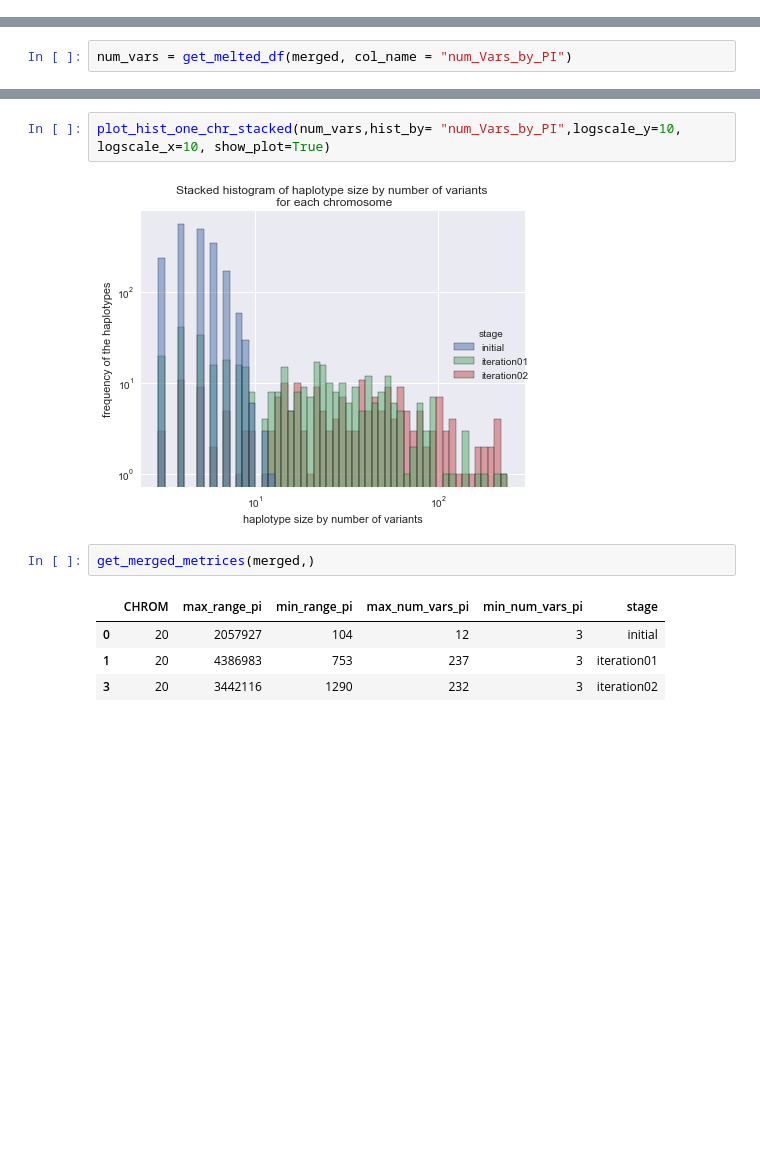
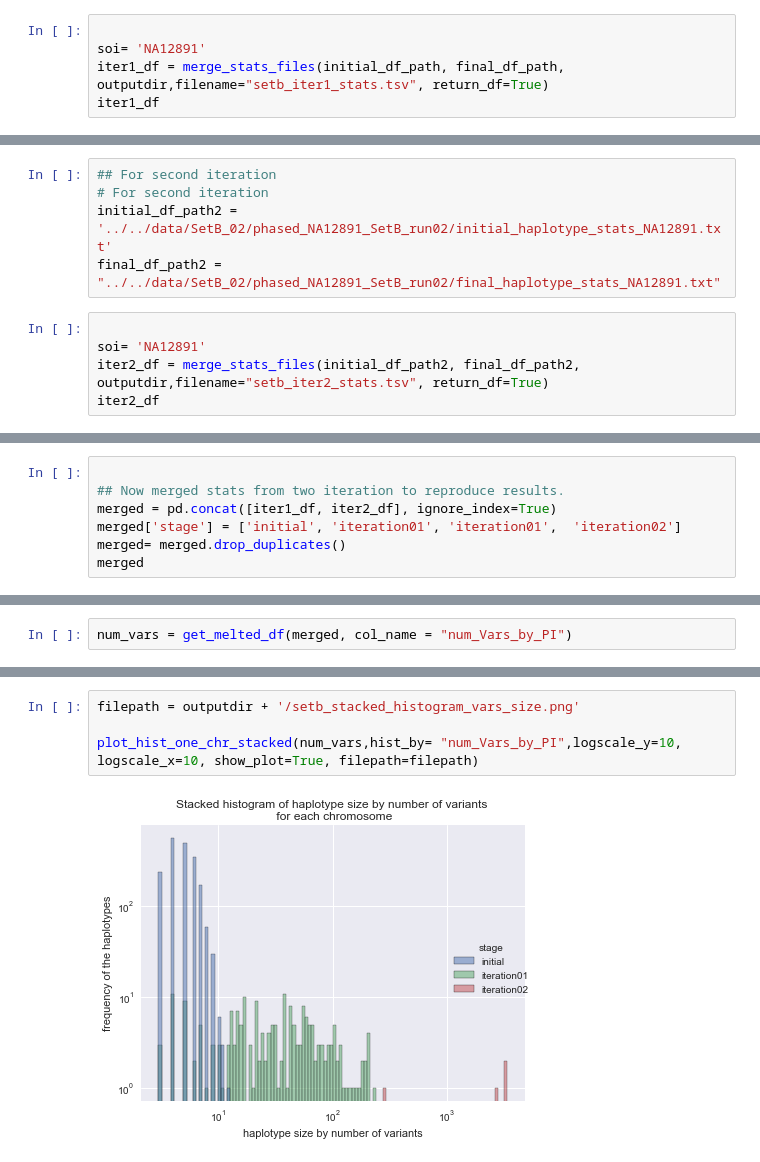
Before and after one commit to everestial/TestSwitchErrors, a Jupyter notebook: Scripts/notebook/Merge haplotypes stats and plot data.ipynb, the cells around one changed output, grey strips where cells are left out. Drawn from its saved outputs; the diff is of its cells as text; blank space fills up the shorter version.

```diff
--- a/Scripts/notebook/Merge haplotypes stats and plot data.ipynb
+++ b/Scripts/notebook/Merge haplotypes stats and plot data.ipynb
@@ -101,0 +104,5 @@ plot_hist_one_chr_stacked(genomic_dist, hist_by="range_of_PI",show_plot=True, lo
+# %%
+
+soi= 'NA12891'
+iter1_df = merge_stats_files(initial_df_path, final_df_path, outputdir,filename="setb_iter1_stats.tsv", return_df=True)
+iter1_df
@@ -101,0 +114,10 @@ plot_hist_one_chr_stacked(genomic_dist, hist_by="range_of_PI",show_plot=True, lo
+# %%
+## For second iteration
+# For second iteration
+initial_df_path2 = '../../data/SetB_02/phased_NA12891_SetB_run02/initial_haplotype_stats_NA12891.txt'
+final_df_path2 = "../../data/SetB_02/phased_NA12891_SetB_run02/final_haplotype_stats_NA12891.txt"
+# %%
+
+soi= 'NA12891'
+iter2_df = merge_stats_files(initial_df_path2, final_df_path2, outputdir,filename="setb_iter2_stats.tsv", return_df=True)
+iter2_df
@@ -101,0 +129,7 @@ plot_hist_one_chr_stacked(genomic_dist, hist_by="range_of_PI",show_plot=True, lo
+# %%
+
+## Now merged stats from two iteration to reproduce results.
+merged = pd.concat([iter1_df, iter2_df], ignore_index=True)
+merged['stage'] = ['initial', 'iteration01', 'iteration01',  'iteration02']
+merged= merged.drop_duplicates()
+merged
@@ -112,11 +163,6 @@ plot_hist_one_chr_stacked(num_vars,hist_by= "num_Vars_by_PI",logscale_y=2, logsc
 # %%
-plot_hist_one_chr_stacked(num_vars,hist_by= "num_Vars_by_PI",logscale_y=10, logscale_x=10, show_plot=True)
+filepath = outputdir + '/setb_stacked_histogram_vars_size.png'
+
+plot_hist_one_chr_stacked(num_vars,hist_by= "num_Vars_by_PI",logscale_y=10, logscale_x=10, show_plot=True, filepath=filepath)
 # %% [output]
-[figure, old version]
+[figure, new version]
-# %%
-get_merged_metrices(merged,)
-# %% [output]
-|  | CHROM | max_range_pi | min_range_pi | max_num_vars_pi | min_num_vars_pi | stage |
-| 0 | 20 | 2057927 | 104 | 12 | 3 | initial |
-| 1 | 20 | 4386983 | 753 | 237 | 3 | iteration01 |
-| 3 | 20 | 3442116 | 1290 | 232 | 3 | iteration02 |
```
Also changed, not shown: parts of 28 cells of this notebook, 16 other files.
